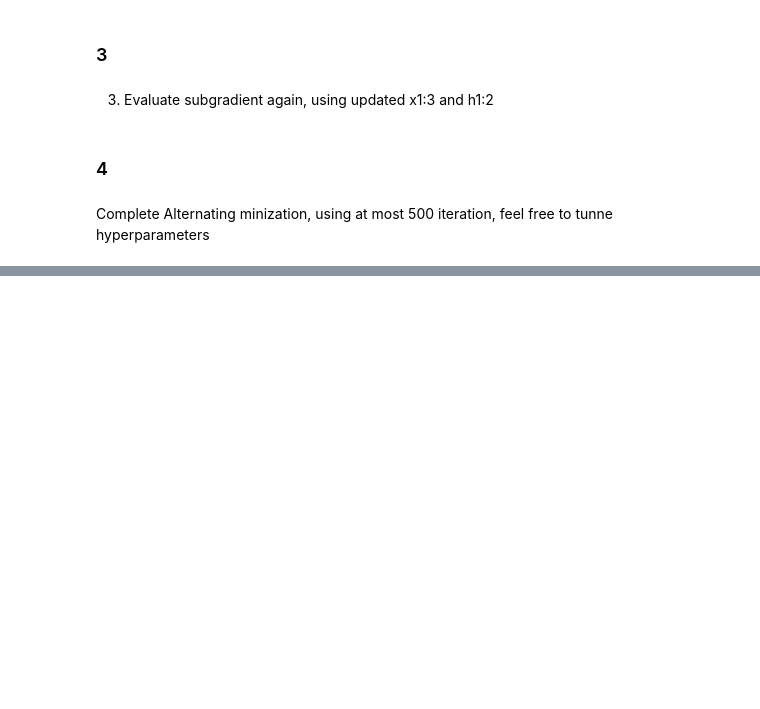
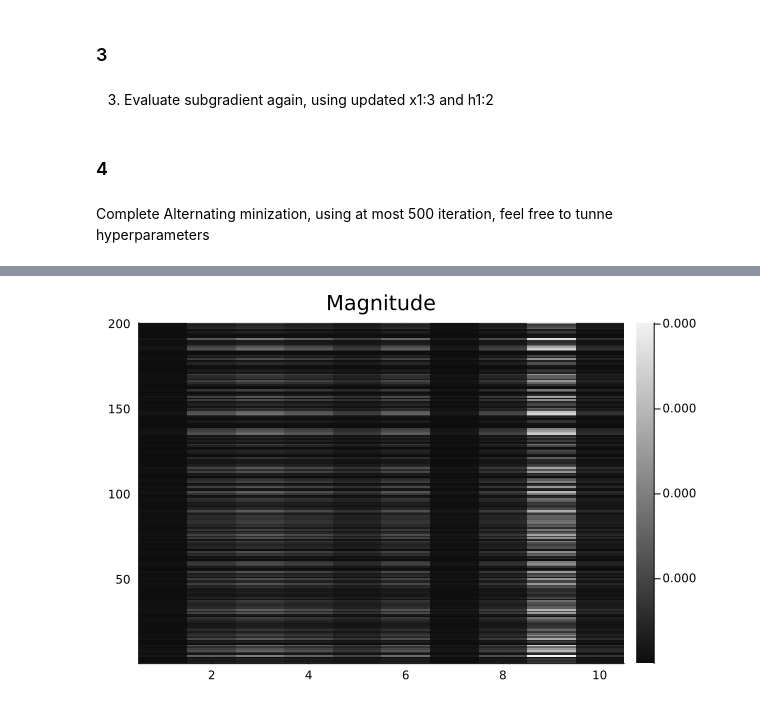
Before and after one commit to HonAnson/ICL-Topics-in-Large-Dimensional-Data-Processing, a Jupyter notebook: CW3/DP-CW3-CID01260366.ipynb, the cells around one changed output, grey strips where cells are left out. Drawn from its saved outputs; the diff is of its cells as text; code cells hidden in the pictures; blank space fills up the shorter version.

```diff
--- a/CW3/DP-CW3-CID01260366.ipynb
+++ b/CW3/DP-CW3-CID01260366.ipynb
@@ -154,8 +154,32 @@ jldopen("Chin Young Anson, Hon1260366StudentFile.jld2", "w") do file
 ## 8.1. Proximal Operator (Continued)
 # %% [markdown]
 ### 1. (a)
+# %%
+z = A.Q8_1_a_data_z
+gamma = A.Q8_1_a_data_gamma
+
+# Differentiable least square problem.
+# Differentiating with respect to x and then set to zero gives:
+output = z / (gamma + 1)
+
+### 8.1a Assign to answer:
+A.Q8_1_a_ans_x = output;
 # %% [markdown]
 ### 1. (b)
+# %%
+z = A.Q8_1_b_data_z
+gamma = A.Q8_1_b_data_gamma
+
+function prox_eucl_norm(z, gamma)
+    # Use closed form solution for L2 norm
+    temp = 1-gamma/norm(z)
+    temp2 = maximum([0,temp])       # Choose maximum of 0 vs 1-gamma/norm(z)
+    return temp2*z
+end
+output = prox_eucl_norm(z, gamma)
+
+### 8.1b Assign to answer:
+A.Q8_1_b_ans_x = output;
 # %% [markdown]
 ## 8.2. MRI CS Recovery: ADMM
 # %% [markdown]
@@ -202,11 +246,10 @@ x2ini_data =  A.Q8_4_data_x2ini
 x3ini_data =  A.Q8_4_data_x3ini
 h1ini_data =  A.Q8_4_data_h1ini
 h2ini_data =  A.Q8_4_data_h2ini
-# alpha_data =  A.Q8_4_data_alpha #15
-alpha_data = 15
+alpha_data =  A.Q8_4_data_alpha #15
 lambda_data = 0.1
 
-### Adjust dimension for y, since the end of y is zeros anyways
+### Adjust dimension for y
 y_new = zeros(209)
 y_new[1:200] = y_data;
 # %% [markdown]
@@ -294,7 +337,7 @@ function prox_grad_x1(x1,x2,x3,h1,gamma)
     # We solve for x1 from the following least square problem, which is the proximal operator for x1:
     # min 1/2* x1'(H'H+(1/gamma)I)x1 + (-H'y-z)'x1
     # use cg library to solve least square problem gives:
-    op = LinearMap(H'*H+(1/gamma)*I_200)
+    op = LinearOperator(H'*H+(1/gamma)*I_200)  # LinearOpeartor for better accuracy compared to LinearMap
     b = -(H'*y_new+z)'
     output = cg(op, b, maxiter=1000)
     return output
@@ -539 +613,14 @@ A.Q8_4_4_ans_h1 = h1
+# %%
+X_final = x1*h1'
+### Plot the thing and have a look
+magnitude = abs.(X_final)
+
+# Rotate the data for plotting
+magnitude_rotated = magnitude[end:-1:1, end:-1:1]
+
+# Plot the magnitude
+p1 = heatmap(magnitude_rotated, color=:grays, title="Magnitude")
+plot(p1)
+# %% [output]
+[figure, added]
 # %%
```
Also changed, not shown: parts of 12 cells of this notebook.
